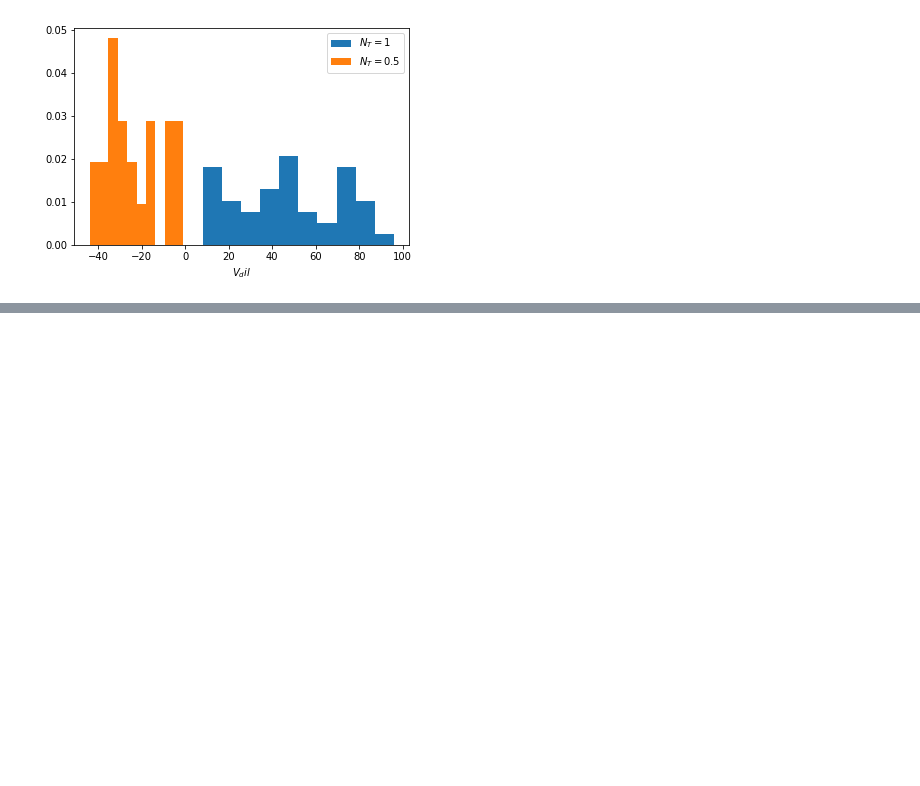
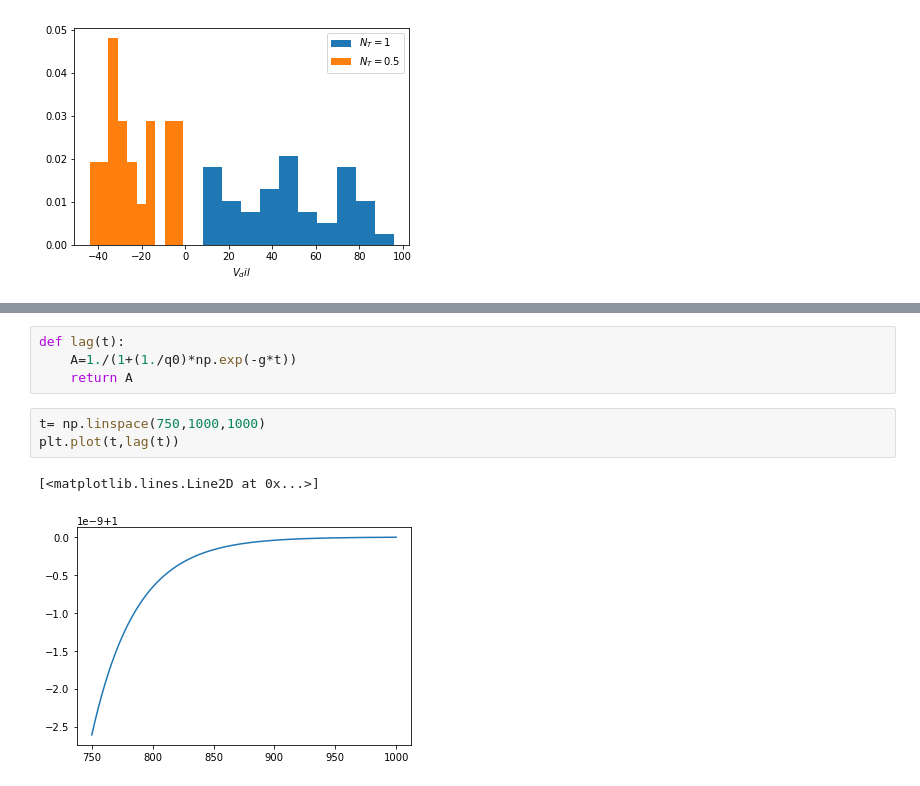
Before and after one commit to mvcortez/Differentiation, a Jupyter notebook: Turbidostat/logistic_turbidostat.ipynb, the cells around one changed output, grey strips where cells are left out. Cells and saved outputs as stored; diff of their text form; blank space fills up the shorter version.

```diff
--- a/Turbidostat/logistic_turbidostat.ipynb
+++ b/Turbidostat/logistic_turbidostat.ipynb
@@ -1253,0 +1319,10 @@ np.log(2)/0.0275
+# %%
+def lag(t):
+    A=1./(1+(1./q0)*np.exp(-g*t))
+    return A
+# %%
+t= np.linspace(750,1000,1000)
+plt.plot(t,lag(t))
+# %% [output]
+[<matplotlib.lines.Line2D at 0x...>]
+[figure, added]
```
Also changed, not shown: parts of 15 cells of this notebook.
